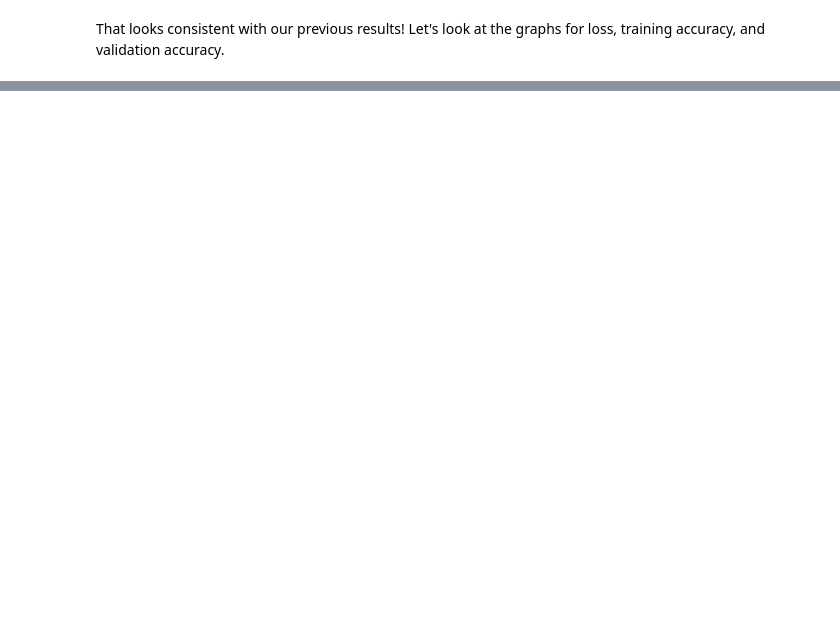
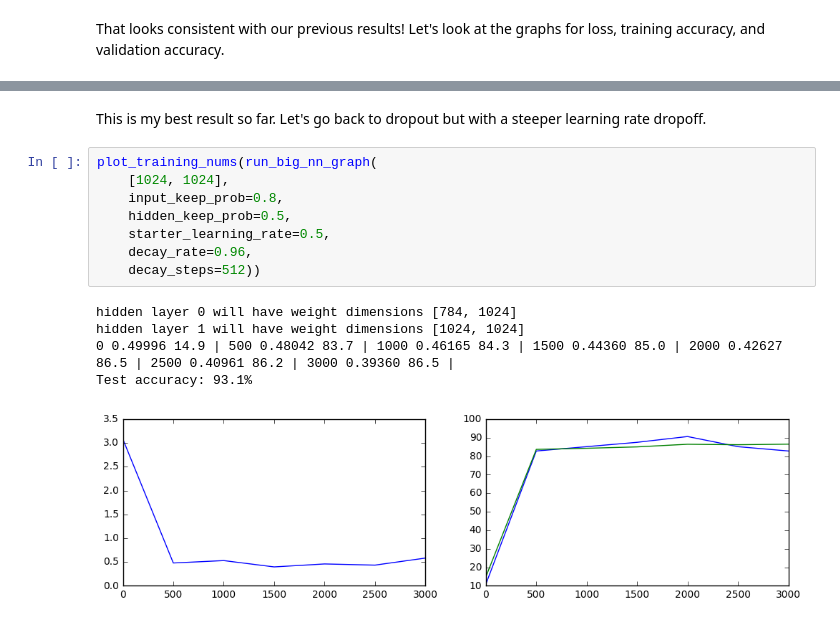
Before and after one commit to aduston/deeplearning, a Jupyter notebook: 3_regularization.ipynb, the cells around one changed output, grey strips where cells are left out. Saved outputs shown, nothing was run; the diff lists cells and outputs as text; blank space fills up the shorter version.

```diff
--- a/3_regularization.ipynb
+++ b/3_regularization.ipynb
@@ -495,0 +454,16 @@ Okay, I think that's it for now. I wasn't able to beat the 93.2% I got with a si
+# %% [markdown]
+This is my best result so far. Let's go back to dropout but with a steeper learning rate dropoff.
+# %%
+plot_training_nums(run_big_nn_graph(
+    [1024, 1024],
+    input_keep_prob=0.8,
+    hidden_keep_prob=0.5,
+    starter_learning_rate=0.5,
+    decay_rate=0.96,
+    decay_steps=512))
+# %% [output]
+hidden layer 0 will have weight dimensions [784, 1024]
+hidden layer 1 will have weight dimensions [1024, 1024]
+0 0.49996 14.9 | 500 0.48042 83.7 | 1000 0.46165 84.3 | 1500 0.44360 85.0 | 2000 0.42627 86.5 | 2500 0.40961 86.2 | 3000 0.39360 86.5 |
+Test accuracy: 93.1%
+[figure, added]
```
Also changed, not shown: parts of 46 cells of this notebook.
